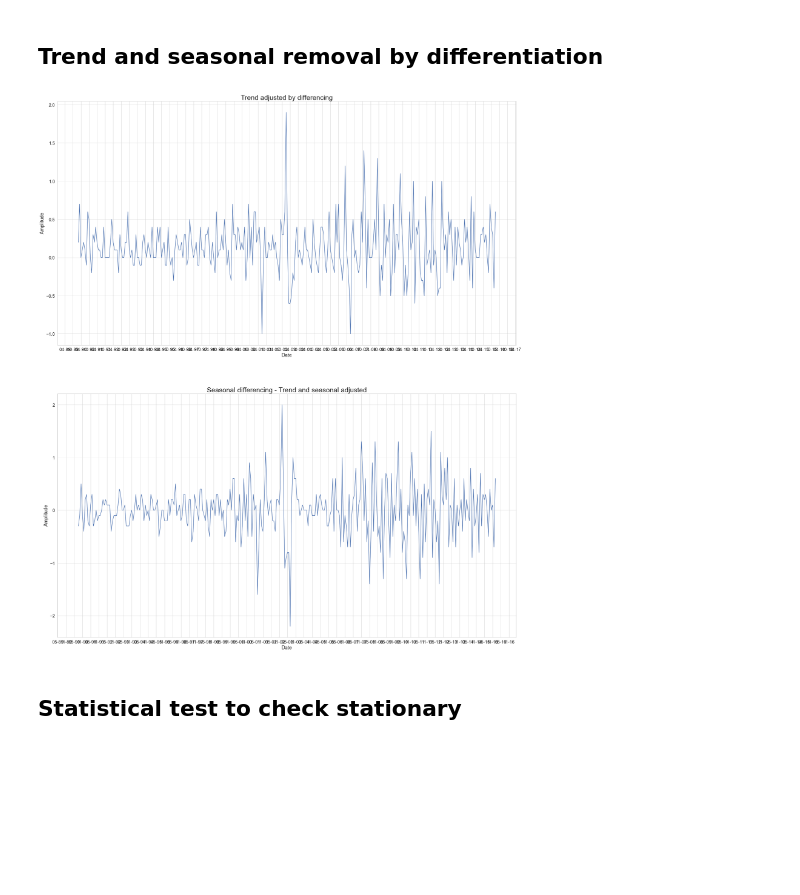
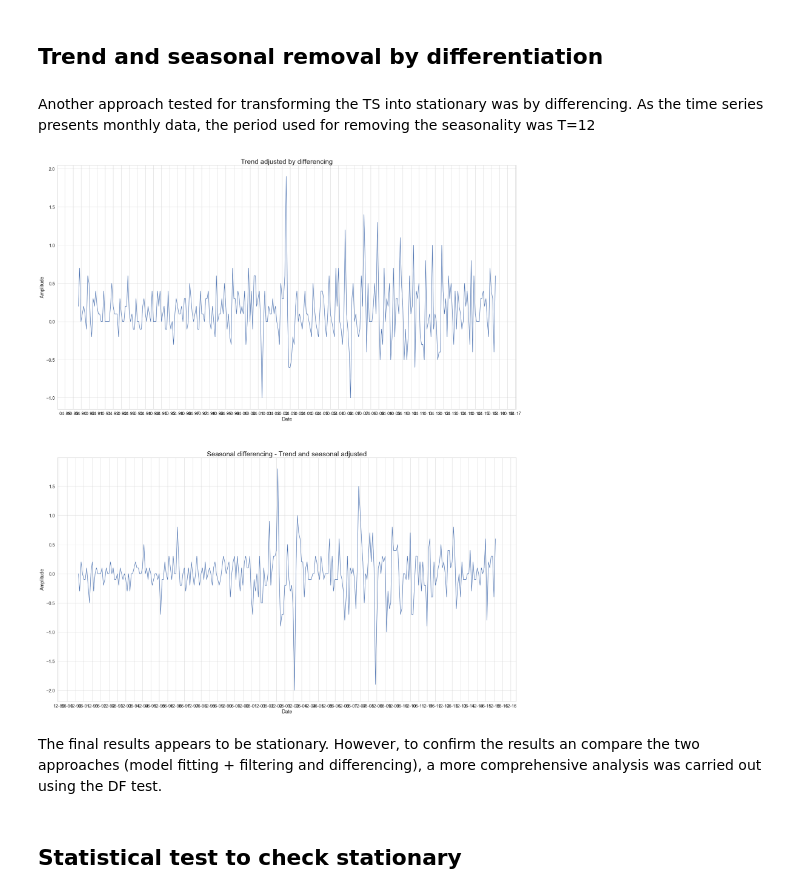
Before and after one commit to PugtgYosuky/Norwegian-CPI-forecast, a Jupyter notebook: ts-analysis.ipynb, the cells around one changed output. Drawn from its saved outputs; the diff is of its cells as text; code cells hidden in the pictures; blank space fills up the shorter version.

Commit message:
Review of the analysis

```diff
--- a/ts-analysis.ipynb
+++ b/ts-analysis.ipynb
@@ -353,36 +356,41 @@ plt.show()
 # %% [markdown]
 ## Trend and seasonal removal by differentiation
+# %% [markdown]
+Another approach tested for transforming the TS into stationary was by differencing.
+As the time series presents monthly data, the period used for removing the seasonality was T=12
 # %%
 trend_adjusted_diff = ts.diff()
 # TODO: check which period to use
 
-trend_seasonal_adjusted_diff = trend_adjusted_diff.diff(6) # because T = 12, samples colleted each month and yearly
+trend_seasonal_adjusted_diff = trend_adjusted_diff.diff(12) # because T = 12, samples colleted each month and yearly
 
 fig, axs = plt.subplots(2, 1, figsize=(30, 12*3))
 
 axs[0].plot(trend_adjusted_diff.index, trend_adjusted_diff)
 axs[0].set_xlabel('Date')
 axs[0].set_ylabel('Amplitude')
 axs[0].set_title('Trend adjusted by differencing', fontdict=dict(size=25))
 date_form = DateFormatter("%m-%y")
 axs[0].xaxis.set_major_formatter(date_form)
 axs[0].grid(which='minor', alpha=0.3)
 axs[0].grid(which='major', alpha=0.8)
 axs[0].xaxis.set_major_locator(mdates.MonthLocator(interval=6))
 
 axs[1].plot(trend_seasonal_adjusted_diff.index, trend_seasonal_adjusted_diff)
 axs[1].set_xlabel('Date')
 axs[1].set_ylabel('Amplitude')
 axs[1].set_title('Seasonal differencing - Trend and seasonal adjusted', fontdict=dict(size=25))
 date_form = DateFormatter("%m-%y")
 axs[1].xaxis.set_major_formatter(date_form)
 axs[1].grid(which='minor', alpha=0.3)
 axs[1].grid(which='major', alpha=0.8)
 axs[1].xaxis.set_major_locator(mdates.MonthLocator(interval=6))
 plt.savefig(os.path.join('images', 'trend_seasonal_by_diff.png'))
 plt.show()
 # %% [output]
-[figure, old version]
+[figure, new version]
+# %% [markdown]
+The final results appears to be stationary. However, to confirm the results an compare the two approaches (model fitting + filtering and differencing), a more comprehensive analysis was carried out using the DF test.
 # %% [markdown]
 ## Statistical test to check stationary
 # %% [markdown]
```
Also changed, not shown: parts of 27 cells of this notebook, 9 other files.
